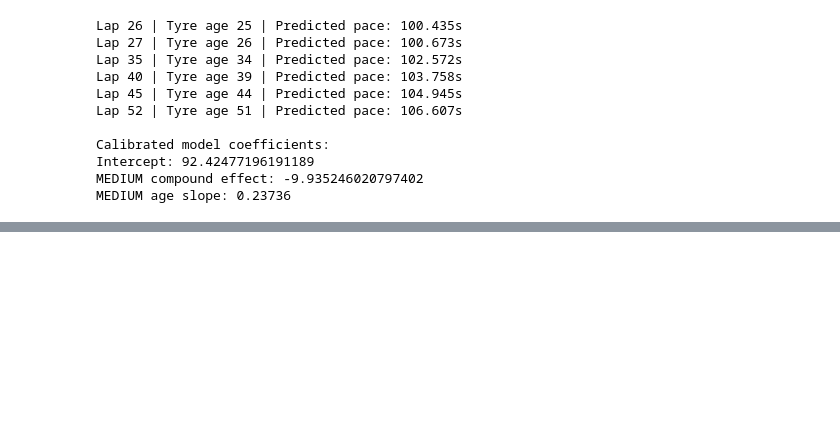
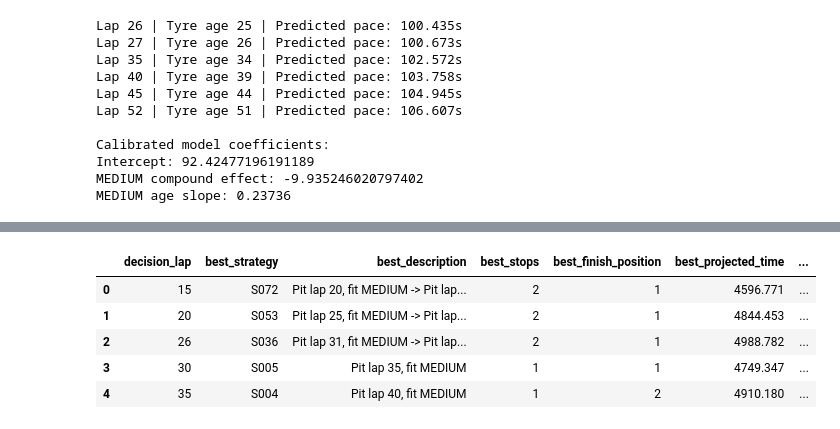
Before and after one commit to nihankale07-bot/pitwall, a Jupyter notebook: notebooks/12_replay_engine.ipynb, the cells around one changed output, grey strips where cells are left out. Cells and saved outputs as stored; diff of their text form; code cells hidden in the pictures; blank space fills up the shorter version.

```diff
--- a/notebooks/12_replay_engine.ipynb
+++ b/notebooks/12_replay_engine.ipynb
@@ -145,7 +145,7 @@ result = optimize_strategy(
     session_df=df,
     target_driver=44,
     decision_lap=26,
-    pace_model=model,
+    pace_model=calibrated_pace_model,
     pit_loss=22.0,
     track_mode="replay",
     max_stops=2,
@@ -4187,0 +4102,8 @@ print(f"\nDifference: {result_stay.summary['final_time_s'] - result_real.summary
+# %%
+best = strategy_results.best_replay
+
+print("BEST STRATEGY SUMMARY")
+print(best.summary)
+
+print("\nPROJECTED LAP TABLE")
+print(best.laps_table.tail(10).to_string(index=False))
@@ -4187,0 +4307,64 @@ print(f"\nDifference: {result_stay.summary['final_time_s'] - result_real.summary
+# %%
+import pandas as pd
+
+DECISION_LAPS = [15, 20, 26, 30, 35]
+TARGET_DRIVER = 44
+RACE_LENGTH = 52
+
+validation_rows = []
+
+for decision_lap in DECISION_LAPS:
+
+    result = optimize_strategy(
+        session_df=df,
+        target_driver=TARGET_DRIVER,
+        decision_lap=decision_lap,
+        race_length=RACE_LENGTH,
+        pace_model=calibrated_pace_model,
+        pit_loss=22.0,
+        track_mode="causal",
+        max_stops=2,
+        max_candidates=95,
+        supported_compounds={"SOFT", "MEDIUM", "HARD"}
+    )
+
+    ranking = result.ranking
+
+    best = ranking.loc[
+        ranking["strategy_id"] == result.best_strategy_id
+    ].iloc[0]
+
+    baseline = ranking.loc[
+        ranking["is_baseline"] == True
+    ].iloc[0]
+
+    validation_rows.append({
+        "decision_lap": decision_lap,
+
+        "best_strategy": best["strategy_id"],
+        "best_description": best["description"],
+        "best_stops": best["num_stops"],
+        "best_finish_position": best["projected_final_position"],
+        "best_projected_time": best["projected_cumulative_time_s"],
+        "best_time_delta_vs_actual": best["time_delta_vs_actual_s"],
+
+        "baseline_finish_position": baseline["projected_final_position"],
+        "baseline_projected_time": baseline["projected_cumulative_time_s"],
+        "baseline_time_delta_vs_actual": baseline["time_delta_vs_actual_s"],
+
+        "time_saved_vs_baseline": (
+            baseline["projected_cumulative_time_s"]
+            - best["projected_cumulative_time_s"]
+        )
+    })
+
+validation_df = pd.DataFrame(validation_rows)
+
+display(validation_df.round(3))
+# %% [output]
+|  | decision_lap | best_strategy | best_description | best_stops | best_finish_position | best_projected_time | ... |
+| 0 | 15 | S072 | Pit lap 20, fit MEDIUM -> Pit lap... | 2 | 1 | 4596.771 | ... |
+| 1 | 20 | S053 | Pit lap 25, fit MEDIUM -> Pit lap... | 2 | 1 | 4844.453 | ... |
+| 2 | 26 | S036 | Pit lap 31, fit MEDIUM -> Pit lap... | 2 | 1 | 4988.782 | ... |
+| 3 | 30 | S005 | Pit lap 35, fit MEDIUM | 1 | 1 | 4749.347 | ... |
+| 4 | 35 | S004 | Pit lap 40, fit MEDIUM | 1 | 2 | 4910.180 | ... |
```
Also changed, not shown: parts of 63 cells of this notebook, 47 other files.
